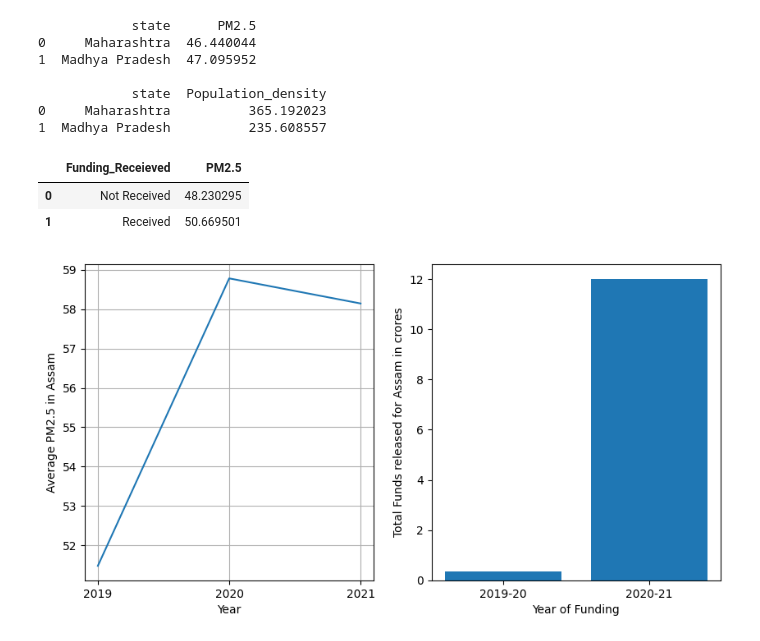
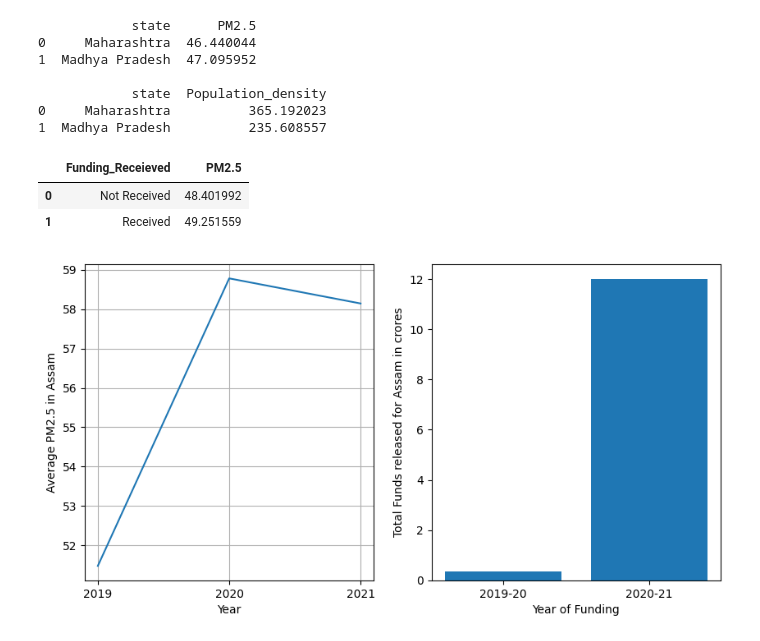
Before and after one commit to Kush-Mehta/Lab3_Assignment, a Jupyter notebook: Lab3_Assignment_J080.ipynb, the cells around one changed output. Drawn from its saved outputs; the diff is of its cells as text; code cells hidden in the pictures.

```diff
--- a/Lab3_Assignment_J080.ipynb
+++ b/Lab3_Assignment_J080.ipynb
@@ -270,17 +270,18 @@ df_f = df_f.rename(columns={'State': 'state'})
 # %%
 # Compare the average PM2.5 levels between states that received NCAP funding and those that did not in 2021.
 df_fund = df_f.copy()
+df_ = df[df["Date"].dt.year == 2021]
 df_fund["Funding_in_2021"] = (df_fund["Amount released during FY 2021-22"] != "-")
 df_fund_state = df_fund.groupby("state")["Funding_in_2021"].sum().reset_index()
-state_pm25 = df.groupby("state")["PM2.5"].mean().reset_index()
+state_pm25 = df_.groupby("state")["PM2.5"].mean().reset_index()
 final_df = pd.merge(df_fund_state, state_pm25, on="state" , how = "inner")
 final_df["Funding_Receieved"] = final_df["Funding_in_2021"].apply(lambda x: "Received" if x != 0 else "Not Received")
 Fund_Received = final_df.groupby("Funding_Receieved")["PM2.5"].mean().reset_index()
 Fund_Received
 # %% [output]
 |  | Funding_Receieved | PM2.5 |
-| 0 | Not Received | 48.230295 |
-| 1 | Received | 50.669501 |
+| 0 | Not Received | 48.401992 |
+| 1 | Received | 49.251559 |
 # %%
 # Create a time series plot showing PM2.5 levels with an increment in NCAP funding for Assam.
 # Has an increment of the financing led to noticeable improvements in air quality?
```
Also changed, not shown: parts of 3 cells of this notebook.
